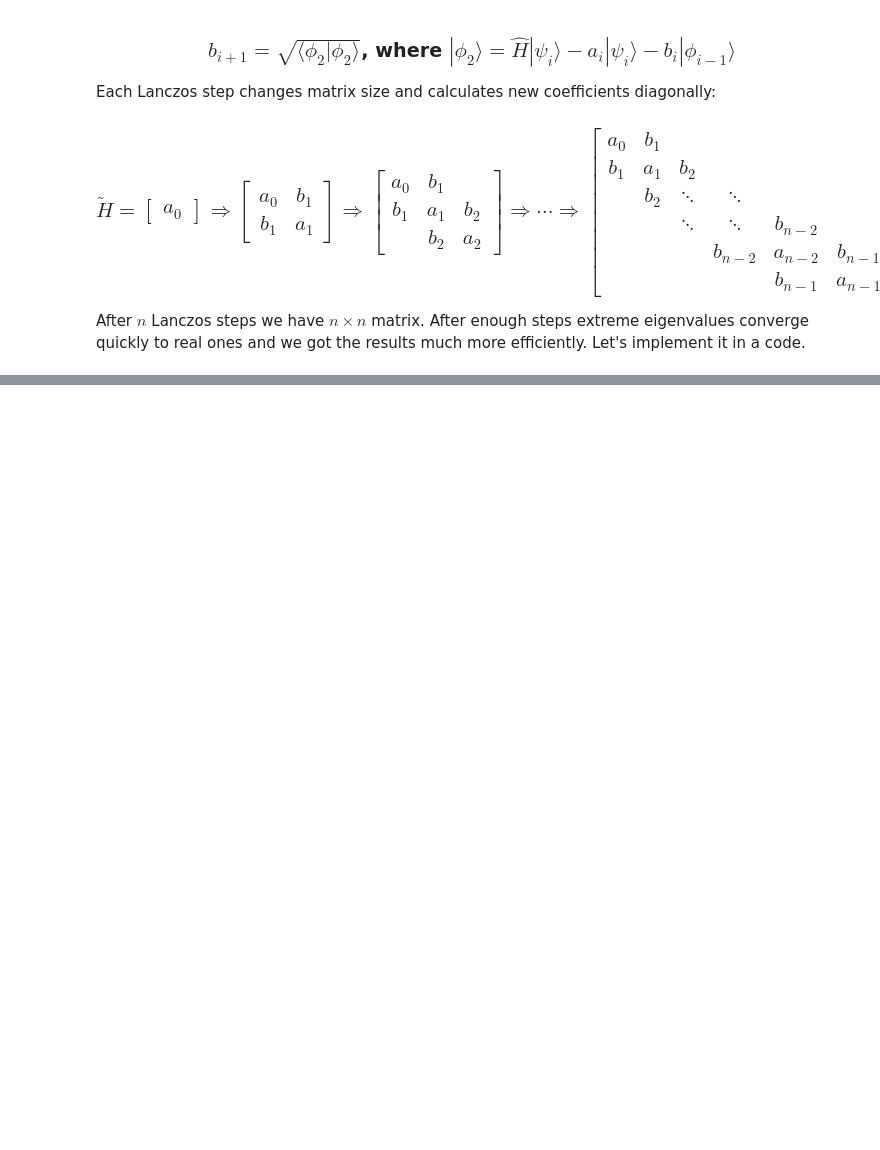
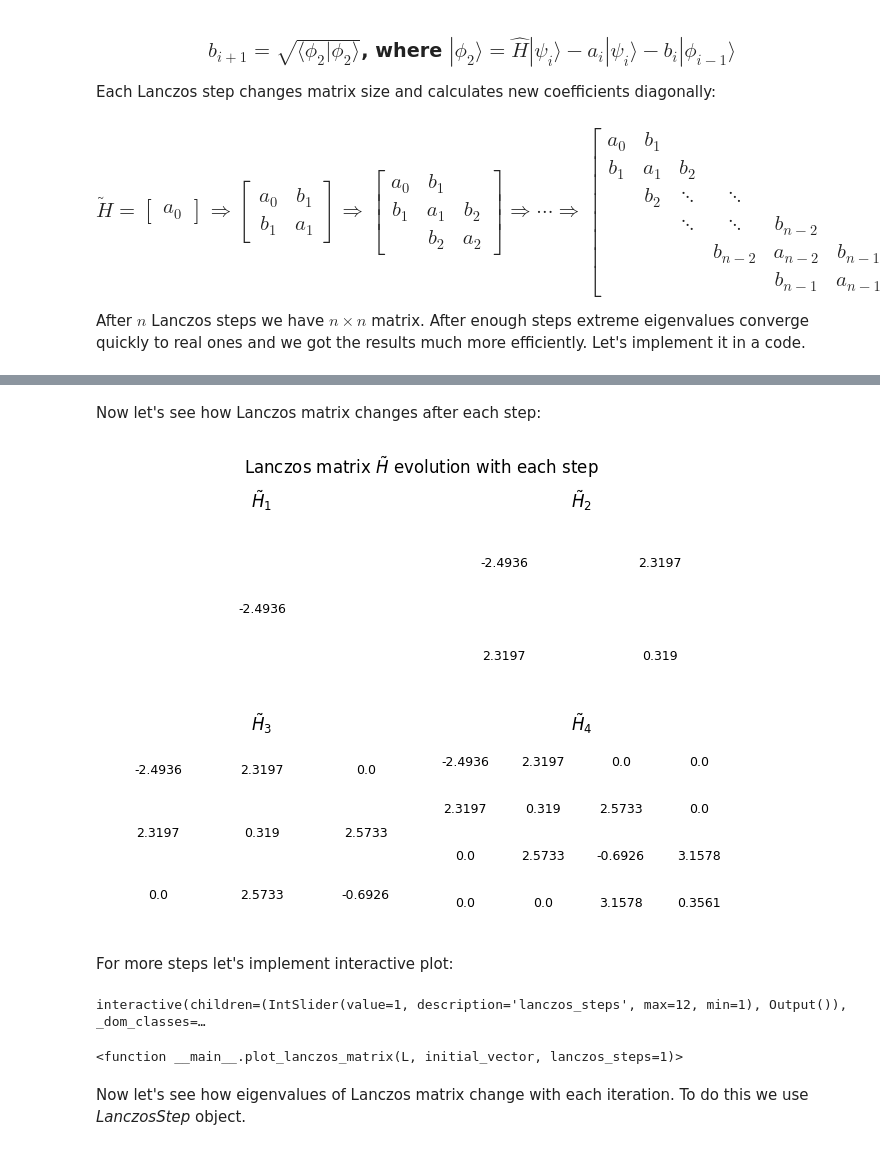
Before and after one commit to Yolonek/HeisenbergModel, a Jupyter notebook: LanczosStep/LanczosStepDescription.ipynb, the cells around one changed output, grey strips where cells are left out. Drawn from its saved outputs; the diff is of its cells as text; code cells hidden in the pictures; blank space fills up the shorter version.

```diff
--- a/LanczosStep/LanczosStepDescription.ipynb
+++ b/LanczosStep/LanczosStepDescription.ipynb
@@ -52,0 +95,19 @@ After $n$ Lanczos steps we have $n \times n$ matrix. After enough steps extreme
+# %%
+quantum_state.lanczos_reset()
+quantum_state.set_random_state_vector()
+# %% [markdown]
+Now let's see how Lanczos matrix changes after each step:
+# %%
+rows, cols = 2, 2
+fig3, ax3 = plt.subplots(rows, cols, layout='constrained')
+fig3.suptitle(r'Lanczos matrix $\tilde{H}$ evolution with each step')
+for row in range(rows):
+    for col in range(cols):
+        quantum_state.lanczos_step()
+        quantum_state.plot_data(matrix=quantum_state.get_lanczos_matrix(), axes=ax3[row][col])
+        ax3[row][col].set_title(f'${til_H}_{quantum_state.lanczos_steps}$')
+quantum_state.lanczos_reset()
+# %% [output]
+[figure, added]
+# %% [markdown]
+For more steps let's implement interactive plot:
@@ -52,0 +123,10 @@ After $n$ Lanczos steps we have $n \times n$ matrix. After enough steps extreme
+# %%
+ipywidgets.interact(plot_lanczos_matrix,
+                    L=ipywidgets.fixed(L),
+                    initial_vector=ipywidgets.fixed(random_vector),
+                    lanczos_steps=(1, 12, 1))
+# %% [output]
+interactive(children=(IntSlider(value=1, description='lanczos_steps', max=12, min=1), Output()), _dom_classes=…
+<function __main__.plot_lanczos_matrix(L, initial_vector, lanczos_steps=1)>
+# %% [markdown]
+Now let's see how eigenvalues of Lanczos matrix change with each iteration. To do this we use <i>LanczosStep</i> object.
```
Also changed, not shown: parts of 13 cells of this notebook, 4 other files.
